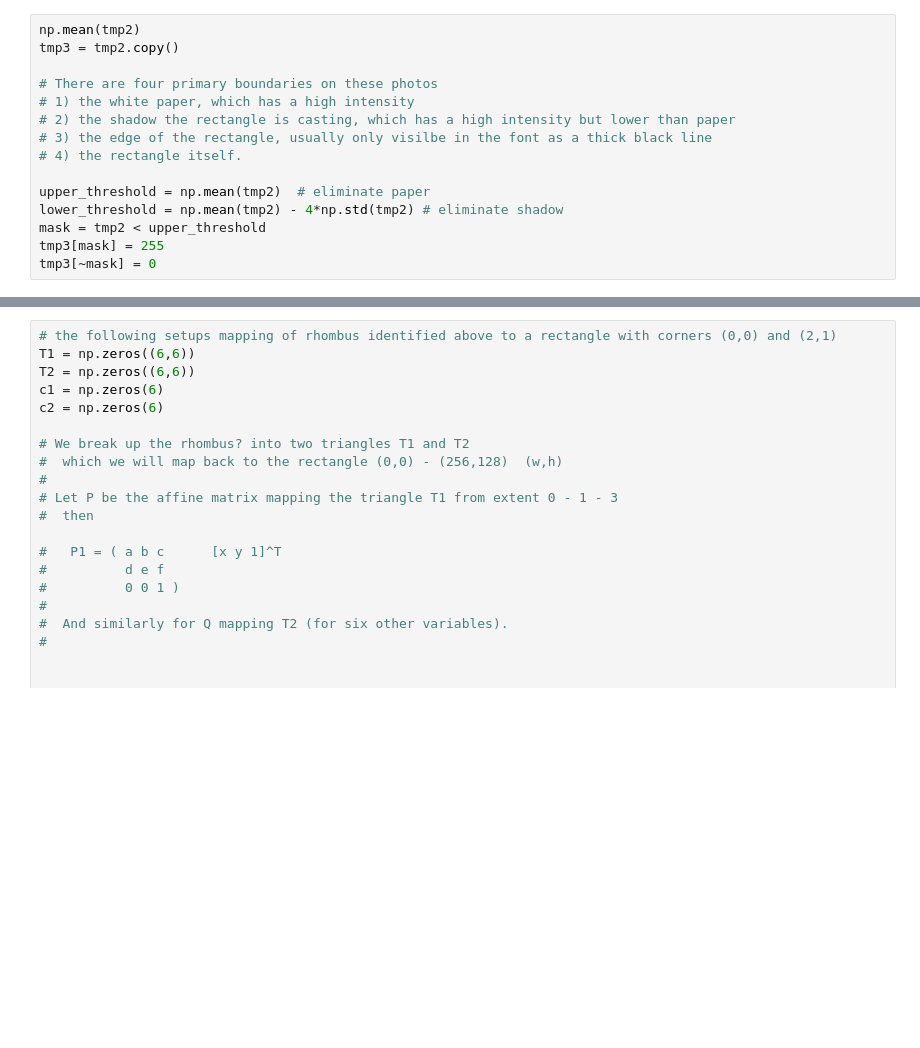
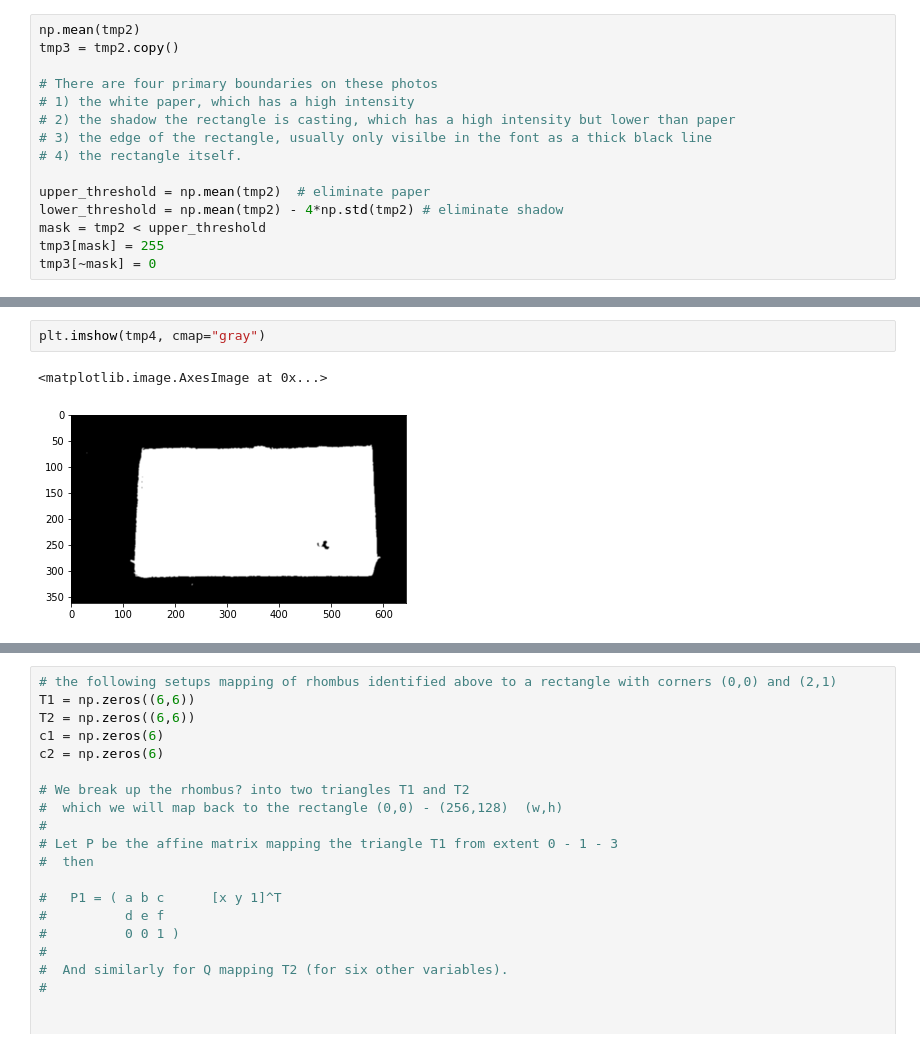
Before and after one commit to rdbisch/cs445_final_project, a Jupyter notebook: process_tiles_dev_notebook.ipynb, the cells around one changed output, grey strips where cells are left out. Cells and saved outputs as stored; diff of their text form; blank space fills up the shorter version.

```diff
--- a/process_tiles_dev_notebook.ipynb
+++ b/process_tiles_dev_notebook.ipynb
@@ -296,0 +302,5 @@ plt.imshow(tmp3, cmap="gray")
+# %%
+plt.imshow(tmp4, cmap="gray")
+# %% [output]
+<matplotlib.image.AxesImage at 0x...>
+[figure, added]
```
Also changed, not shown: parts of 16 cells of this notebook, 55 other files.
